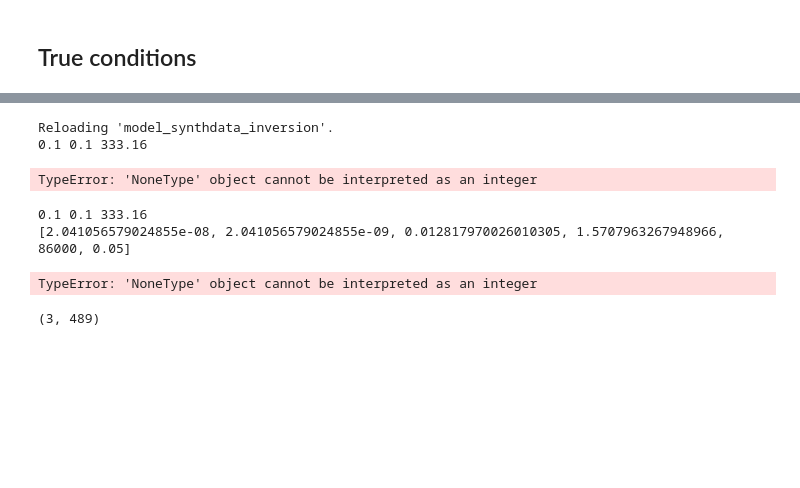
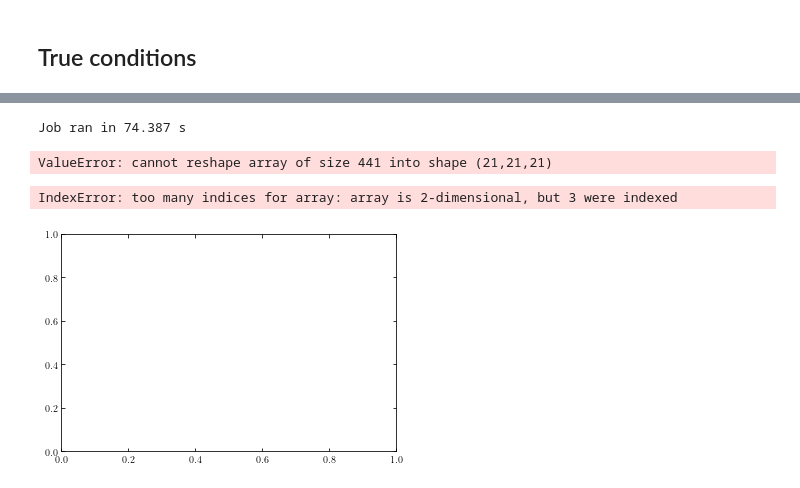
Before and after one commit to djessop/fumarole_plume_model, a Jupyter notebook: Woodhouse_model_inversion.ipynb, the cells around one changed output, grey strips where cells are left out. Drawn from its saved outputs; the diff is of its cells as text; code cells hidden in the pictures; blank space fills up the shorter version.

```diff
--- a/Woodhouse_model_inversion.ipynb
+++ b/Woodhouse_model_inversion.ipynb
@@ -103,71 +100,52 @@ def parallel_job(u0, R0, T0):
 
     sol  = solve_ivp(derivs, [s[0], s[-1]], V0, t_eval=s)
 
-    Gm   = produce_Gm(sol, cutoff)
+    Gm   = produce_Gm(sol, s, cutoff)
 
     return objective_fn(Gm, d, Cd_inv, mode='lstsq'), V0
 
 
 njobs = 16
-ngrid = 5
-u0 = np.linspace(.1, 100, ngrid)
+ngrid = 21
+u0 = u0true  # np.linspace(.1, 100, ngrid)
 R0 = np.linspace(.1, 10,  ngrid)
 T0 = np.linspace(60, 150, ngrid) + Tt
 
 sequence = [u0, R0, T0]
 
 t = time.time()
-sequence = [u0, R0, T0]
+sequence = [R0, T0]
 objFn, initialConds = [], []
 
-# results = Parallel(n_jobs=njobs)(delayed(parallel_job)(u0, R0, T0)
-#                                  for (u0,R0,T0) in list(product(*sequence)))
-for (u0_, R0_, T0_) in list(product(*sequence)):
-    print(u0_, R0_, T0_)
-    results = parallel_job(u0_, R0_, T0_)
-    objFn.append(results[0])
-    initialConds.append(results[1])
+results = Parallel(n_jobs=njobs)(delayed(parallel_job)(u0, R0, T0)
+                                 for (R0, T0) in list(product(*sequence)))
+# for (u0_, R0_, T0_) in list(product(*sequence)):
+#     print(u0_, R0_, T0_)
+#     results = parallel_job(u0_, R0_, T0_)
+#     objFn.append(results[0])
+#     initialConds.append(results[1])
 
 print("Job ran in %.3f s" % (time.time() - t))
 
-# objFn, initialConds = [], []
+objFn, initialConds = [], []
 
-# for result in results:
-#     objFn.append(result[0])
-#     initialConds.append(result[1])
+for result in results:
+    objFn.append(result[0])
+    initialConds.append(result[1])
 
-# initialConds = np.array(initialConds)
-# objFn = np.array(objFn).reshape((-1, nGrid))
+initialConds = np.array(initialConds)
+objFn = np.array(objFn).reshape((-1, ngrid))
 # %% [output]
-Reloading 'model_synthdata_inversion'.
-0.1 0.1 333.16
+Job ran in 74.387 s
-TypeError: 'NoneType' object cannot be interpreted as an integer
+ValueError: cannot reshape array of size 441 into shape (21,21,21)
-# %%
-print(u0_, R0_, T0_)
-V0   = [1, 1, Cp0 * T0_, 1, 1, .05]  # required for routines
-rho0 = density_fume(0, V0)
-Q0   = rho0 * np.pi * R0_**2 * u0_
-
-M0   = Q0 * u0_
-E0   = Q0 * Cp0 * T0_
-V0   = [Q0, M0, E0, np.pi/2, Pa0, .05]
-print(V0)
-
-sol = solve_ivp(derivs, [s[0], s[-1]], V0, t_eval=s)
-len(sol.t)
-
-Gm = produce_Gm(sol, s)
-solp = Gm.reshape(3, -1)
-plt.plot(solp.T, sol.t, '-')
-plt.legend((r'$\theta$', r'$b$', r'$T$'))
-# %% [output]
-0.1 0.1 333.16
-[2.041056579024855e-08, 2.041056579024855e-09, 0.012817970026010305, 1.5707963267948966, 86000, 0.05]
-TypeError: 'NoneType' object cannot be interpreted as an integer
-# %%
-Gm = produce_Gm(sol)
-# solp[Gm.reshape(3, -1).shape] = solp.reshape(3, -1)
-
-# solp[-1:len(s), :] = -9999
-# %% [output]
-(3, 489)
+# %%
+objFn = np.array(objFn).reshape((-1, ngrid))
+# %%
+fig, ax = plt.subplots() #ncols=ngrid)
+
+# for ind, (ax, u0_) in enumerate(axes, u0):
+ax.pcolor(R0, T0, -objFn :], norm=LogNorm)
+# ax,set_title(f'$u_0 = {u0_}')
+# %% [output]
+IndexError: too many indices for array: array is 2-dimensional, but 3 were indexed
+[figure, added]
```
Also changed, not shown: parts of 3 cells of this notebook, 2 other files.
